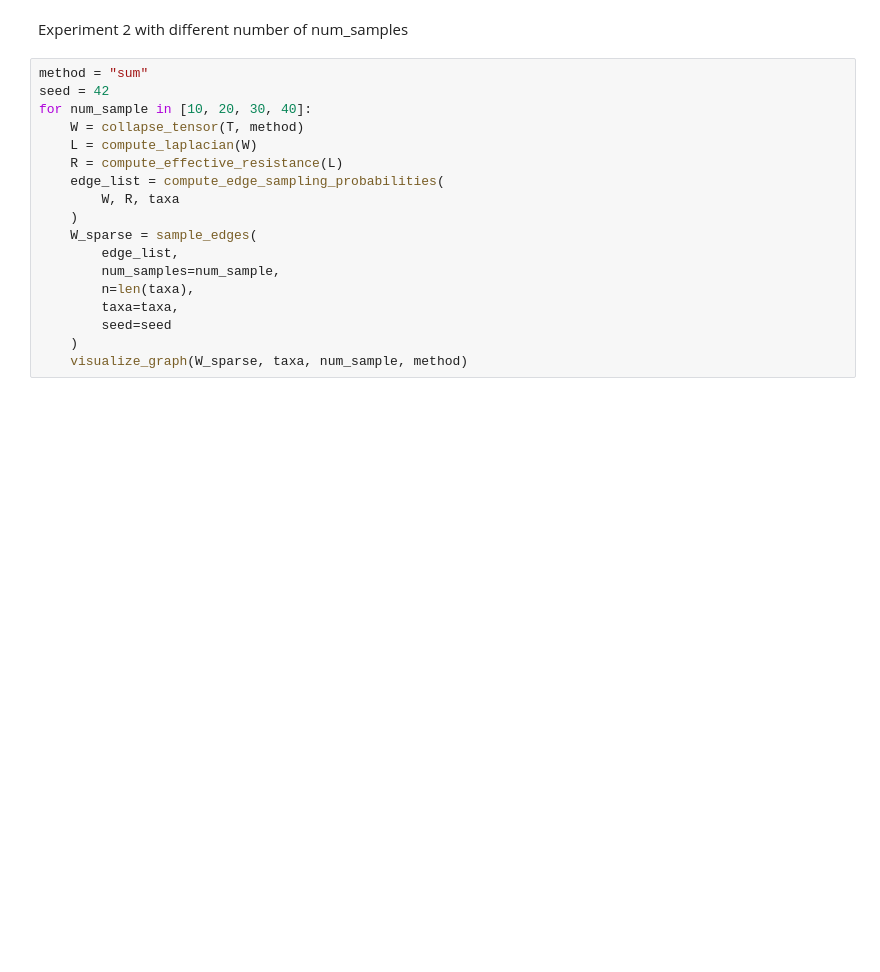
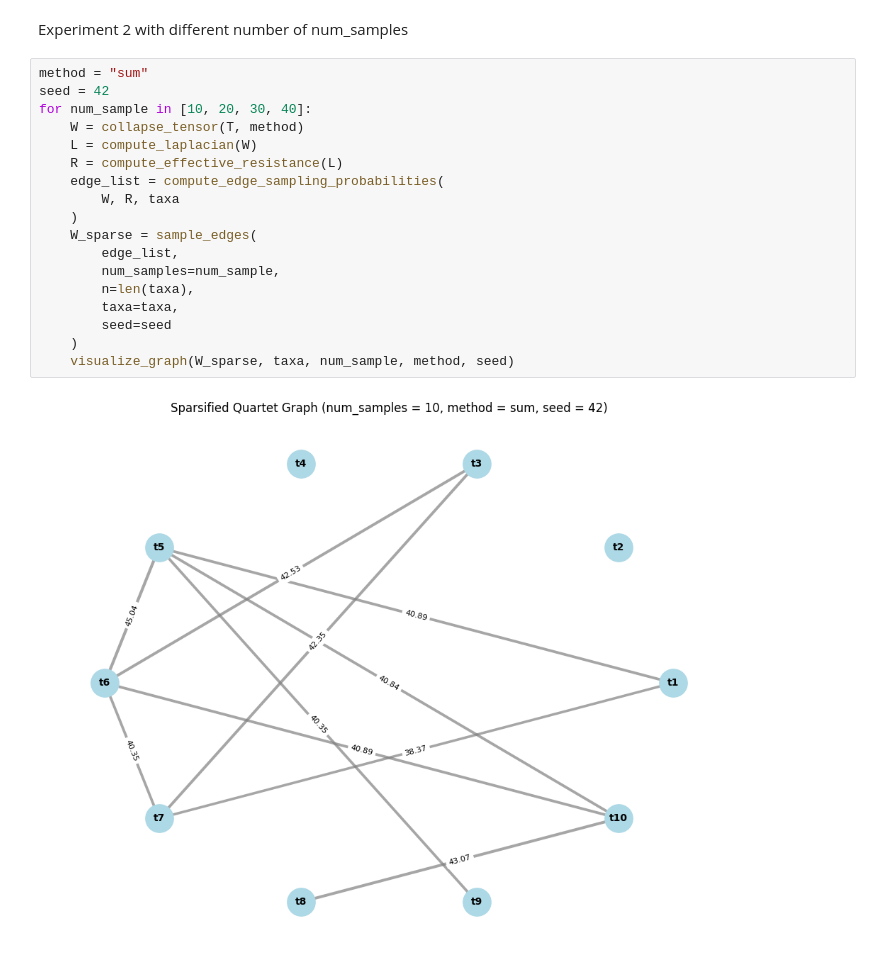
Before and after one commit to solislemuslab/phylo-tensor, a Jupyter notebook: experiments_tree.ipynb, the cells around one changed output. Saved outputs shown, nothing was run; the diff lists cells and outputs as text; blank space fills up the shorter version.

```diff
--- a/experiments_tree.ipynb
+++ b/experiments_tree.ipynb
@@ -36,18 +41,20 @@ Experiment 2 with different number of num_samples
 # %%
 method = "sum"
 seed = 42
 for num_sample in [10, 20, 30, 40]:
     W = collapse_tensor(T, method)
     L = compute_laplacian(W)
     R = compute_effective_resistance(L)
     edge_list = compute_edge_sampling_probabilities(
         W, R, taxa
     )
     W_sparse = sample_edges(
         edge_list,
         num_samples=num_sample,
         n=len(taxa),
         taxa=taxa,
         seed=seed
     )
-    visualize_graph(W_sparse, taxa, num_sample, method)
+    visualize_graph(W_sparse, taxa, num_sample, method, seed)
+# %% [output]
+[figure, added]
```
Also changed, not shown: parts of 13 cells of this notebook.
